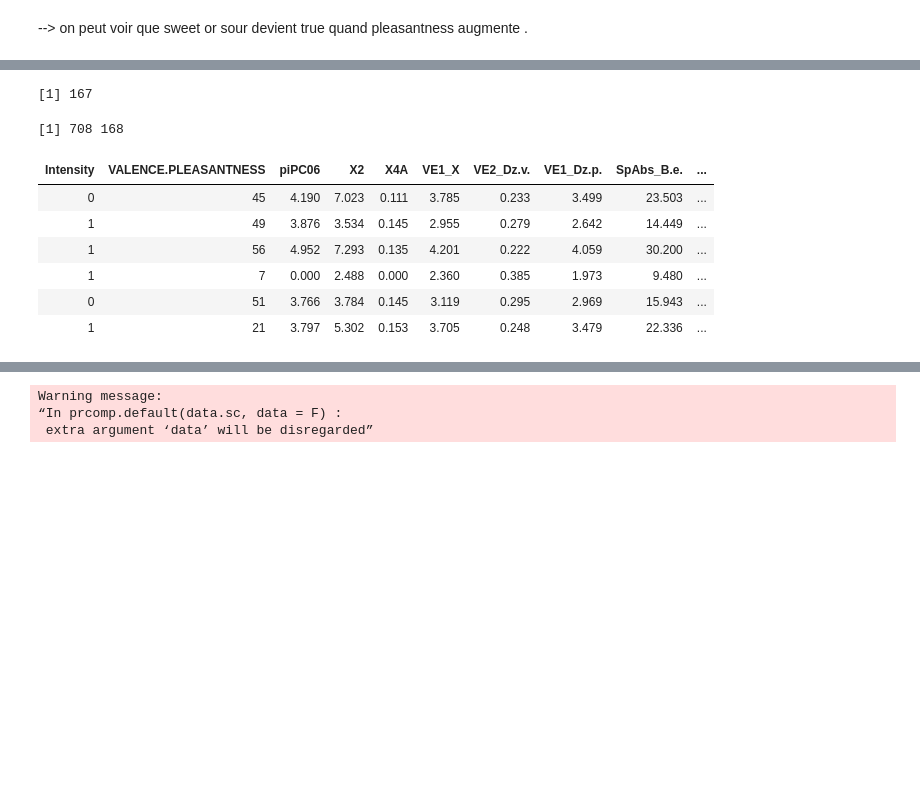
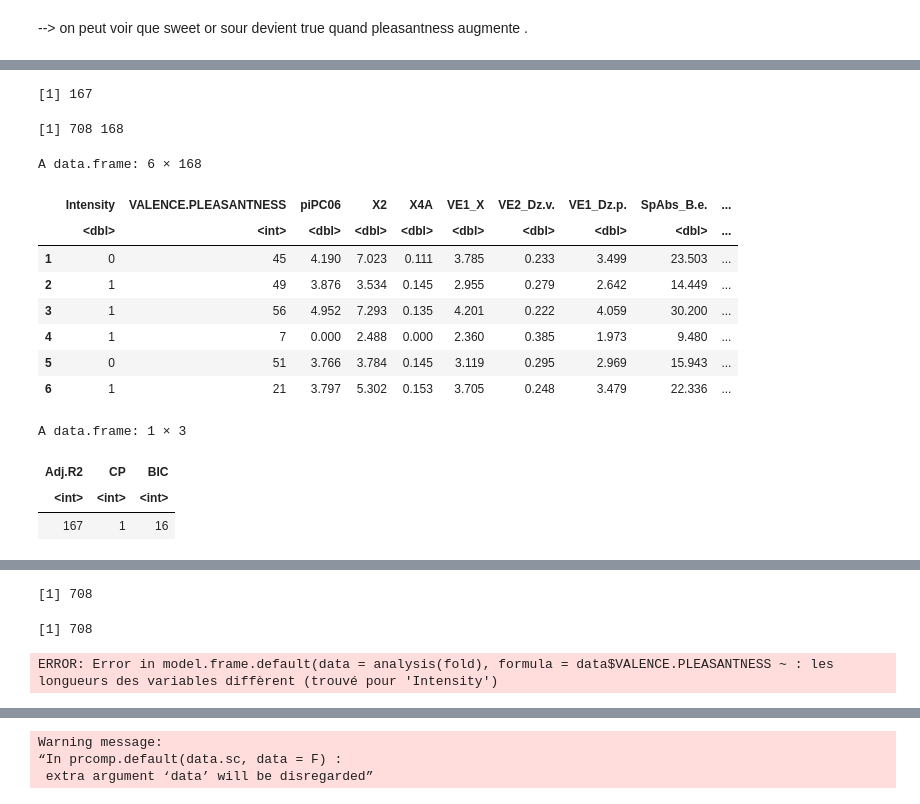
Before and after one commit to Alicia-max/BIO322-Regression, a Jupyter notebook: src/Exploration.ipynb, the cells around one changed output, grey strips where cells are left out. Cells and saved outputs as stored; diff of their text form; code cells hidden in the pictures; blank space fills up the shorter version.

```diff
--- a/src/Exploration.ipynb
+++ b/src/Exploration.ipynb
@@ -63,7 +78,7 @@ head(data)
 library(leaps)
 
 
-regfit.fwd <- regsubsets(data$VALENCE.PLEASANTNESS ~ . ,  method = "backward", data, nvmax = 1000)
+regfit.fwd <- regsubsets(data$VALENCE.PLEASANTNESS ~ . ,  method = "forward", data, nvmax = 1000)
 regfit.fwd.summary <- summary(regfit.fwd)
 # %% [output]
 Warning message in leaps.setup(x, y, wt = wt, nbest = nbest, nvmax = nvmax, force.in = force.in, :
@@ -71,23 +89,56 @@ Warning message in leaps.setup(x, y, wt = wt, nbest = nbest, nvmax = nvmax, forc
 # %%
 
 # plot
 plot(regfit.fwd.summary$adjr2, type = "l",
      ,xlab = "Number of Variables", ylab = "adjusted R^2")
 adjr2.max <- which.max(regfit.fwd.summary$adjr2)
 adjr2.max
 points(adjr2.max, regfit.fwd.summary$adjr2[adjr2.max], col = "red", cex = 2, pch = 20)
 
 data_ <- data[, which(regfit.fwd.summary$which[adjr2.max, ]!=0)] #j'ai mis différent de zéro et pas =
 dim(data_)  # que 168 ???
 head(data_)
+
+data.frame(
+  Adj.R2 = which.max(regfit.fwd.summary$adjr2),
+  CP = which.min(regfit.fwd.summary$cp),
+  BIC = which.min(regfit.fwd.summary$bic)
+)
 # %% [output]
 [1] 167
 [1] 708 168
+A data.frame: 6 × 168
-| Intensity | VALENCE.PLEASANTNESS | piPC06 | X2 | X4A | VE1_X | VE2_Dz.v. | VE1_Dz.p. | SpAbs_B.e. | ... |
-| 0 | 45 | 4.190 | 7.023 | 0.111 | 3.785 | 0.233 | 3.499 | 23.503 | ... |
-| 1 | 49 | 3.876 | 3.534 | 0.145 | 2.955 | 0.279 | 2.642 | 14.449 | ... |
-| 1 | 56 | 4.952 | 7.293 | 0.135 | 4.201 | 0.222 | 4.059 | 30.200 | ... |
-| 1 | 7 | 0.000 | 2.488 | 0.000 | 2.360 | 0.385 | 1.973 | 9.480 | ... |
-| 0 | 51 | 3.766 | 3.784 | 0.145 | 3.119 | 0.295 | 2.969 | 15.943 | ... |
-| 1 | 21 | 3.797 | 5.302 | 0.153 | 3.705 | 0.248 | 3.479 | 22.336 | ... |
+|  | Intensity | VALENCE.PLEASANTNESS | piPC06 | X2 | X4A | VE1_X | VE2_Dz.v. | VE1_Dz.p. | SpAbs_B.e. | ... |
+|  | <dbl> | <int> | <dbl> | <dbl> | <dbl> | <dbl> | <dbl> | <dbl> | <dbl> | ... |
+| 1 | 0 | 45 | 4.190 | 7.023 | 0.111 | 3.785 | 0.233 | 3.499 | 23.503 | ... |
+| 2 | 1 | 49 | 3.876 | 3.534 | 0.145 | 2.955 | 0.279 | 2.642 | 14.449 | ... |
+| 3 | 1 | 56 | 4.952 | 7.293 | 0.135 | 4.201 | 0.222 | 4.059 | 30.200 | ... |
+| 4 | 1 | 7 | 0.000 | 2.488 | 0.000 | 2.360 | 0.385 | 1.973 | 9.480 | ... |
+| 5 | 0 | 51 | 3.766 | 3.784 | 0.145 | 3.119 | 0.295 | 2.969 | 15.943 | ... |
+| 6 | 1 | 21 | 3.797 | 5.302 | 0.153 | 3.705 | 0.248 | 3.479 | 22.336 | ... |
+A data.frame: 1 × 3
+| Adj.R2 | CP | BIC |
+| <int> | <int> | <int> |
+| 167 | 1 | 16 |
 [figure]
+# %%
+library(tidymodels)
+length(data[, 1])
+length(data[, 2])
+
+validation_data <- vfold_cv(data, v = 5)
+validation_data <-na.omit(validation_data )
+fit_and_evaluate <- function(fold, formula = data$VALENCE.PLEASANTNESS ~ . ) {
+    fit <- regsubsets(formula, analysis(fold), method = "forward", nvmax = 30)
+    #evaluate(fold, fit)
+}
+cv.errors <- sapply(validation_data$splits, fit_and_evaluate)
+mean.cv.errors <- rowMeans(cv.errors)
+plot(mean.cv.errors, type = "l", ylim = c(1, 4), xlab = "Number of Variables", ylab = "5-fold CV right")
+cv.min = which.min(mean.cv.errors)
+points(cv.min, mean.cv.errors[cv.min], col = "red", cex = 2, pch = 20)
+abline(sd(data$VALENCE.PLEASANTNESS), 0, lty = "dashed")
+# %% [output]
+[1] 708
+[1] 708
+ERROR: Error in model.frame.default(data = analysis(fold), formula = data$VALENCE.PLEASANTNESS ~ : les longueurs des variables diffèrent (trouvé pour 'Intensity')
```
Also changed, not shown: parts of 11 cells of this notebook.
